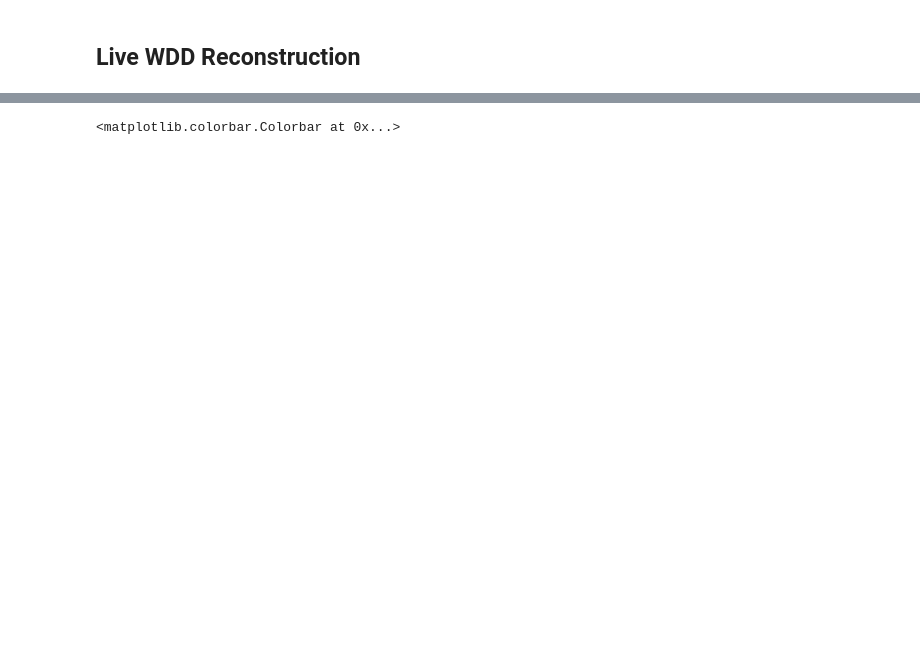
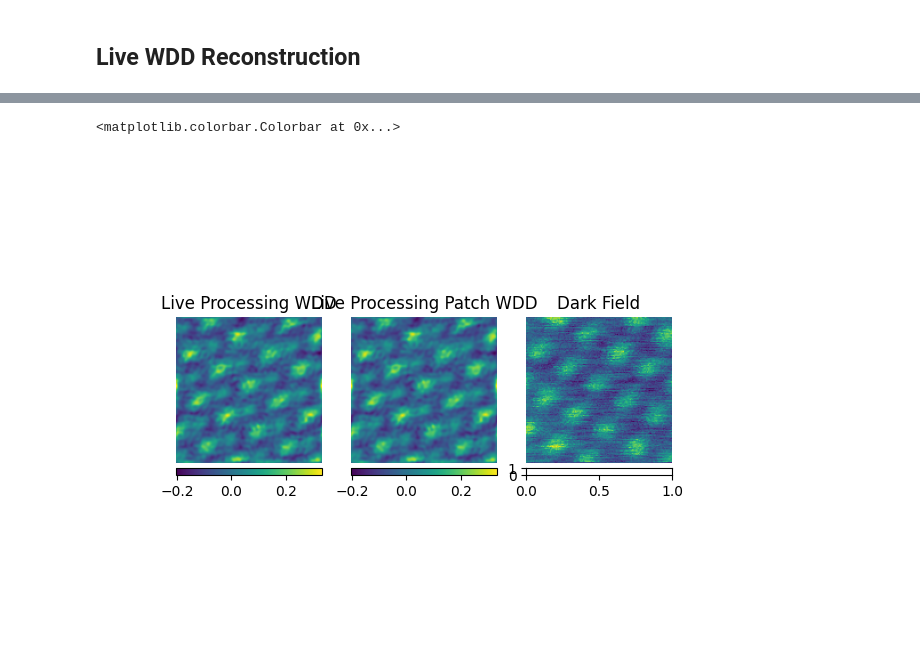
Before and after one commit to Ptychography-4-0/ptychography, a Jupyter notebook: examples/wdd-example.ipynb, the cells around one changed output, grey strips where cells are left out. Saved outputs shown, nothing was run; the diff lists cells and outputs as text; code cells hidden in the pictures; blank space fills up the shorter version.

```diff
--- a/examples/wdd-example.ipynb
+++ b/examples/wdd-example.ipynb
@@ -44,3 +31,5 @@ ds.set_num_cores(4*18)
+# %%
+ds = ctx.load("auto", path=path)
 # %%
-sum_udf = ctx.run_udf(dataset=ds, udf=SumUDF(), progress=False)['intensity'].data
+sum_udf = ctx.run_udf(dataset=ds, udf=SumUDF(), progress=True)['intensity'].data
 # %%
@@ -133,8 +122,13 @@ fig.colorbar(im3, cax=cax3, orientation='horizontal')
 ## Live WDD Reconstruction
 # %%
 %%time
-live_wdd = ctx.run_udf(dataset=ds, roi = None,
-                       udf= WDDUDF(recon_parameters))
+live_wdd = ctx.run_udf(
+    dataset=ds,
+    roi=None,
+    udf=WDDUDF(recon_parameters),
+    #progress=True
+    #plots=[['amplitude', 'phase']]
+)
 
 live_wdd_recon = live_wdd['reconstructed']
 # %% [output]
@@ -142,0 +151,13 @@ Wall time: 4.61 s
+# %%
+%%time
+%autoreload
+patch_udf = PatchWDDUDF(recon_parameters_patch, patch_overlap=8, patch_trim=8)
+print("Patch step: ", patch_udf.patch_step)
+live_wdd_patch = ctx.run_udf(
+    dataset=ds,
+    roi=None,
+    udf=patch_udf,
+    #plots=[['amplitude', 'phase']]
+)
+
+live_wdd_recon_patch = live_wdd['reconstructed']
@@ -143,17 +168,28 @@ Wall time: 4.61 s
 # %%
 
-fig,(ax1,ax2) = plt.subplots(1,2, sharex=True, sharey=True)
+fig,(ax1,ax2, ax3) = plt.subplots(1,3, sharex=True, sharey=True)
 #fig.tight_layout()
 divider = make_axes_locatable(ax1)
 cax1 = divider.append_axes('bottom', size='5%', pad=0.05)
 im1 = ax1.imshow(np.angle(live_wdd_recon))
+
 divider = make_axes_locatable(ax2)
 cax2 = divider.append_axes('bottom', size='5%', pad=0.05)
-im2 = ax2.imshow(df_array)
-ax2.set_axis_off()
-ax2.set_title('Dark Field')
+im2 = ax2.imshow(np.angle(live_wdd_recon_patch))
+
+divider = make_axes_locatable(ax3)
+cax3 = divider.append_axes('bottom', size='5%', pad=0.05)
+im3 = ax3.imshow(df_array)
+
 ax1.set_axis_off()
 ax1.set_title('Live Processing WDD')
+
+ax2.set_axis_off()
+ax2.set_title('Live Processing Patch WDD')
+
+ax3.set_axis_off()
+ax3.set_title('Dark Field')
+
 fig.colorbar(im1, cax=cax1, orientation='horizontal')
 fig.colorbar(im2, cax=cax2, orientation='horizontal')
 # %% [output]
@@ -162,4 +196,5 @@ fig.colorbar(im2, cax=cax2, orientation='horizontal')
 <matplotlib.colorbar.Colorbar at 0x...>
+[figure, added]
 # %%
 %%time
 dd = []
```
Also changed, not shown: parts of 24 cells of this notebook, 4 other files.
